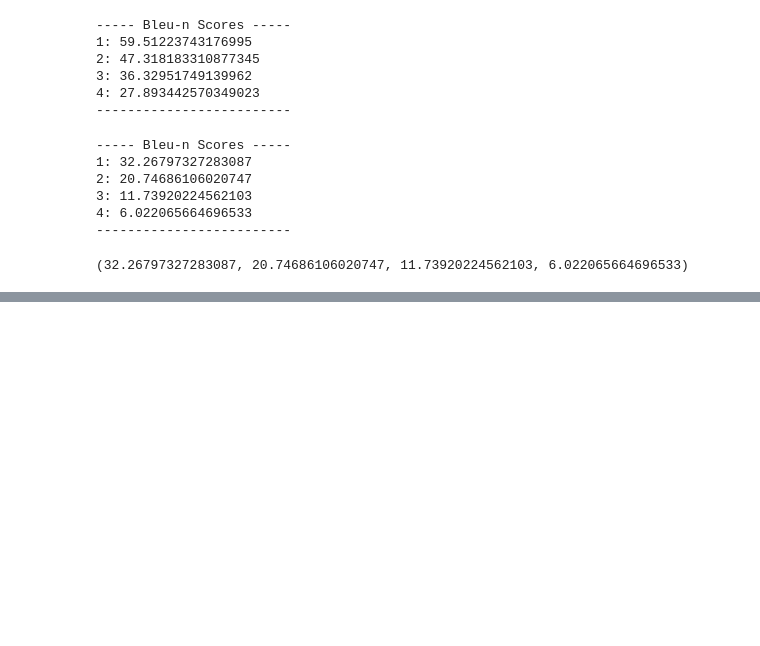
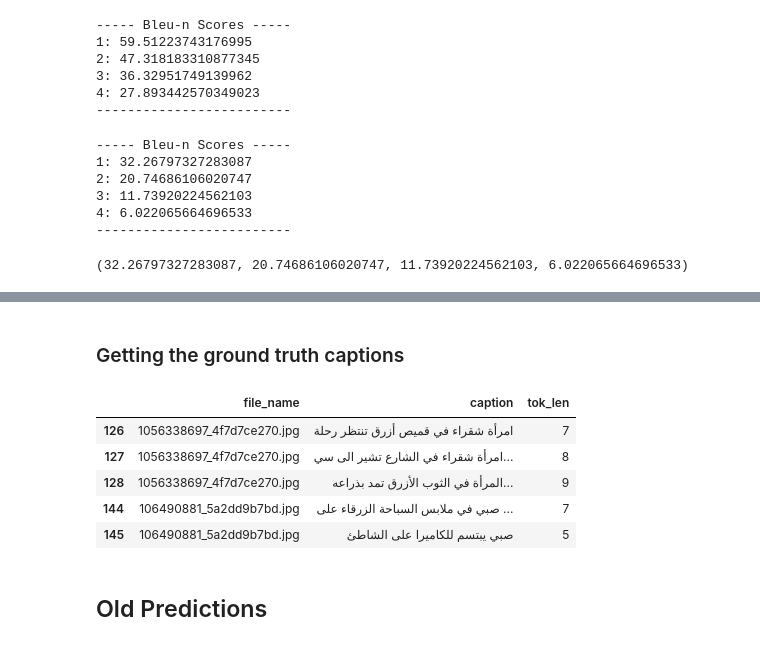
Before and after one commit to moaaztaha/Image-Captioning, a Jupyter notebook: Old Preprocessing VS Arabert Preprocessing scores.ipynb, the cells around one changed output, grey strips where cells are left out. Drawn from its saved outputs; the diff is of its cells as text; code cells hidden in the pictures; blank space fills up the shorter version.

```diff
--- a/Old Preprocessing VS Arabert Preprocessing scores.ipynb
+++ b/Old Preprocessing VS Arabert Preprocessing scores.ipynb
@@ -287,0 +278,16 @@ print_scores(references_old_tokens, hypotheses_old_tokens)
+# %% [markdown]
+### Getting the ground truth captions
+# %%
+import pandas as pd
+df = pd.read_json('old_ar_data.json')
+ground_truth = df[df['split'] == 'test'].drop(['split', 'tokens'], axis=1)
+ground_truth.head()
+# %% [output]
+|  | file_name | caption | tok_len |
+| 126 | 1056338697_4f7d7ce270.jpg | امرأة شقراء في قميص أزرق تنتظر رحلة | 7 |
+| 127 | 1056338697_4f7d7ce270.jpg | امرأة شقراء في الشارع تشير الى سي... | 8 |
+| 128 | 1056338697_4f7d7ce270.jpg | المرأة في الثوب الأزرق تمد بذراعه... | 9 |
+| 144 | 106490881_5a2dd9b7bd.jpg | صبي في ملابس السباحة الزرقاء على ... | 7 |
+| 145 | 106490881_5a2dd9b7bd.jpg | صبي يبتسم للكاميرا على الشاطئ | 5 |
+# %% [markdown]
+## Old Predictions
```
Also changed, not shown: parts of 28 cells of this notebook, 4 other files.
